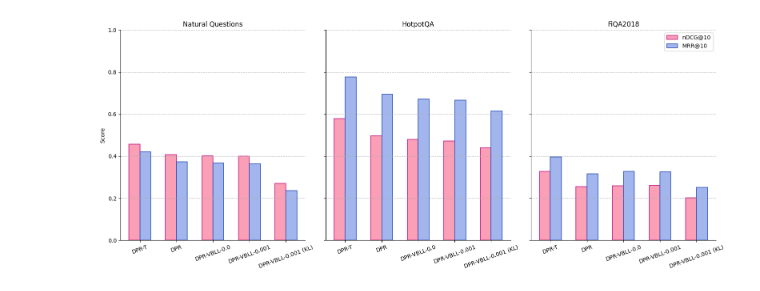
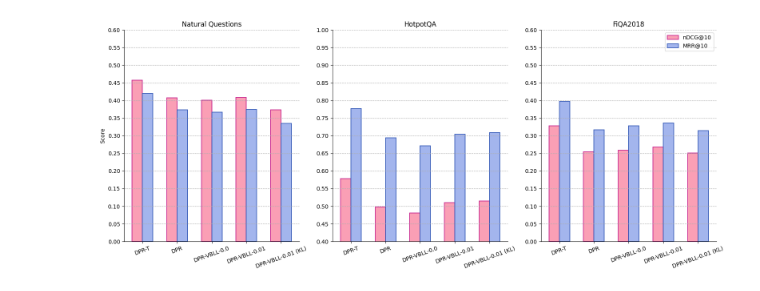
Before and after one commit to oliverneut/bayesian-dpr, a Jupyter notebook: plots/ood/ood-1.ipynb, the cells around one changed output. Cells and saved outputs as stored; diff of their text form; code cells hidden in the pictures.

```diff
--- a/plots/ood/ood-1.ipynb
+++ b/plots/ood/ood-1.ipynb
@@ -4,24 +4,22 @@ import numpy as np
 from omegaconf import OmegaConf
 args = OmegaConf.load('../colors.yml')
 # %%
-models = ['DPR-T', 'DPR', 'DPR-VBLL-0.0', 'DPR-VBLL-0.001', 'DPR-VBLL-0.001 (KL)']
-ndcg_nq = [0.4571, 0.4076, 0.4008, 0.3990, 0.2707]
-mrr_nq = [0.4199, 0.3740, 0.3665, 0.3641, 0.2365]
+models = ['DPR-T', 'DPR', 'DPR-VBLL-0.0', 'DPR-VBLL-0.01', 'DPR-VBLL-0.01 (KL)']
+ndcg_nq = [0.4571, 0.4076, 0.4008, 0.4082, 0.3733]
+mrr_nq = [0.4199, 0.3740, 0.3665, 0.3749, 0.3350]
 
-ndcg_hotpotqa = [0.5782, 0.4974, 0.4802, 0.4714, 0.4392]
-mrr_hotpotqa = [0.7770, 0.6940, 0.6712, 0.6651, 0.6144]
+ndcg_hotpotqa = [0.5782, 0.4974, 0.4802, 0.5108, 0.5149]
+mrr_hotpotqa = [0.7770, 0.6940, 0.6712, 0.7043, 0.7093]
 
-ndcg_fiqa = [0.3282, 0.2543, 0.2592, 0.2602, 0.2013]
-mrr_fiqa = [0.3968, 0.3169, 0.3276, 0.3257, 0.2517]
+ndcg_fiqa = [0.3282, 0.2543, 0.2592, 0.2681, 0.2512]
+mrr_fiqa = [0.3968, 0.3169, 0.3276, 0.3363, 0.3150]
 # %%
-fig, axes = plt.subplots(1, 3, figsize=(16, 6.5), sharey=True)
+fig, axes = plt.subplots(1, 3, figsize=(16, 6.5), sharey=False)
 
 bar_width = 0.3
 x = np.arange(len(models))
 
 # Colors
-# ndcg_color = args.red.mid
-# mrr_color = args.blue.mid
 ndcg_color = args.red.mid
 mrr_color = args.blue.mid
 ndcg_border = args.red.dark
@@ -35,36 +33,39 @@ axes[0].bar(x + bar_width/2, mrr_nq, width=bar_width, color=mrr_color, label='MR
 axes[0].set_title('Natural Questions')
 axes[0].set_xticks(x)
 axes[0].set_xticklabels(models, rotation=20)
-axes[0].set_ylim(0, 1)
+axes[0].set_ylim(0, 0.6)
+axes[0].set_yticks(np.arange(0, 0.65, 0.05))
 axes[0].grid(True, axis='y', ls='--')
 
 # HotpotQA
 axes[1].spines['top'].set_visible(False)
 axes[1].spines['right'].set_visible(False)
 axes[1].bar(x - bar_width/2, ndcg_hotpotqa, width=bar_width, color=ndcg_color, label='nDCG@10', edgecolor=ndcg_border, linewidth=1.2)
 axes[1].bar(x + bar_width/2, mrr_hotpotqa, width=bar_width, color=mrr_color, label='MRR@10', edgecolor=mrr_border, linewidth=1.2)
 axes[1].set_title('HotpotQA')
 axes[1].set_xticks(x)
 axes[1].set_xticklabels(models, rotation=20)
-axes[1].set_ylim(0, 1)
+axes[1].set_ylim(0.4, 1)
+axes[1].set_yticks(np.arange(0.4, 1.05, 0.05))
 axes[1].grid(True, axis='y', ls='--')
 
 # FiQA2018
 axes[2].spines['top'].set_visible(False)
 axes[2].spines['right'].set_visible(False)
 axes[2].bar(x - bar_width/2, ndcg_fiqa, width=bar_width, color=ndcg_color, label='nDCG@10', edgecolor=ndcg_border, linewidth=1.2)
 axes[2].bar(x + bar_width/2, mrr_fiqa, width=bar_width, color=mrr_color, label='MRR@10', edgecolor=mrr_border, linewidth=1.2)
 axes[2].set_title('FiQA2018')
 axes[2].set_xticks(x)
 axes[2].set_xticklabels(models, rotation=20)
-axes[2].set_ylim(0, 1)
+axes[2].set_ylim(0, 0.6)
+axes[2].set_yticks(np.arange(0, 0.65, 0.05))
 axes[2].legend()
 axes[2].grid(True, axis='y', ls='--')
 
 axes[0].set_ylabel('Score')
 plt.tight_layout()
 plt.show()
 # %% [output]
-[figure, old version]
+[figure, new version]
 # %%
 fig.savefig('../figures/ood/ood-1.png', dpi=400, bbox_inches='tight')
```
